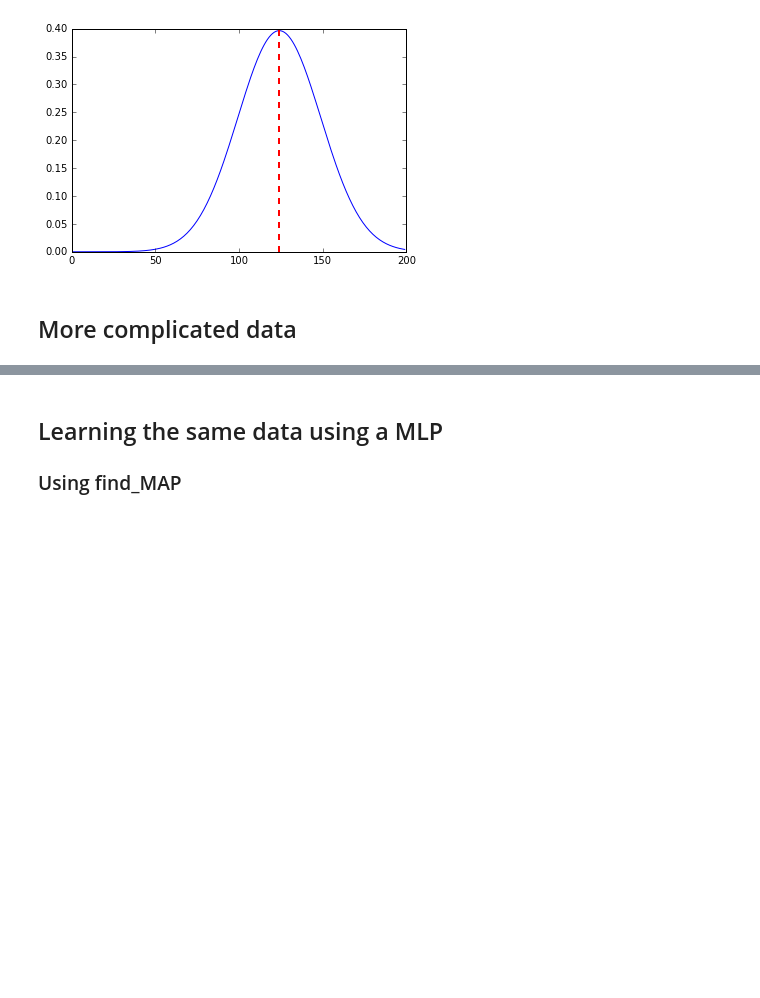
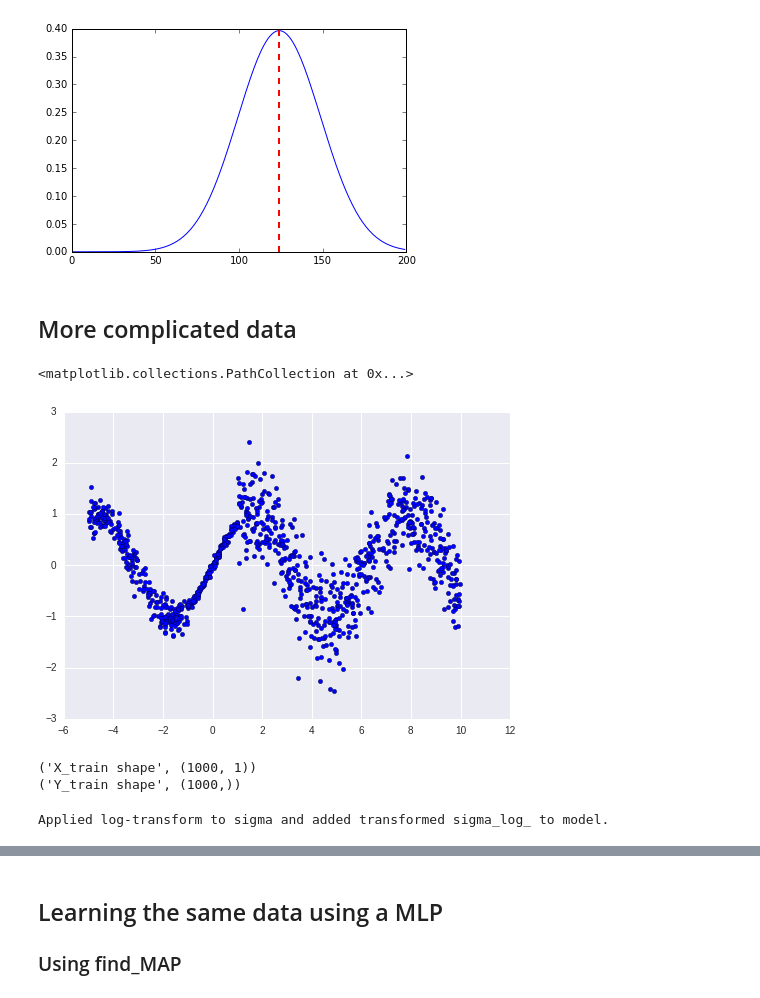
Before and after one commit to davidbp/connectionist, a Jupyter notebook: bayesianNNet/bayesian_regression_mlp.ipynb, the cells around one changed output, grey strips where cells are left out. Drawn from its saved outputs; the diff is of its cells as text; code cells hidden in the pictures; blank space fills up the shorter version.

```diff
--- a/bayesianNNet/bayesian_regression_mlp.ipynb
+++ b/bayesianNNet/bayesian_regression_mlp.ipynb
@@ -481,0 +487,77 @@ plt.axvline(np.argmax(prob_t_given_x),
+# %%
+X,Y = generate_1dsinusoidal_data(num_samples=1000, seed_val=123)
+# %%
+plt.scatter(X,Y)
+# %% [output]
+<matplotlib.collections.PathCollection at 0x...>
+[figure, added]
+# %%
+X_train = X.reshape( (len(X),1))
+Y_train = Y
+
+print("X_train shape", X_train.shape)
+print("Y_train shape", Y_train.shape)
+# %% [output]
+('X_train shape', (1000, 1))
+('Y_train shape', (1000,))
+# %%
+import theano
+import theano.tensor as T
+import pymc3
+import pymc3 as pm
+
+std_val = 0.5
+n_hidden = 5
+input_dim = 1
+output_dim = 1
+
+ann_input = theano.shared(X_train)
+ann_output = theano.shared(Y_train)
+
+# Initialize random weights between each layer
+init_w1 = np.random.randn(input_dim , n_hidden)
+init_b1 = np.random.randn(n_hidden)
+
+init_w2 = np.random.randn(n_hidden, )
+init_b2 = np.random.randn(output_dim )
+
+mlp = pymc3.Model()
+
+with mlp:
+    #######################################
+    # Prior distributions over parameters #
+    #######################################
+
+    # Weights from input to hidden layer
+    weights_in_1 = pm.Normal('w_0_1', 0, sd=std_val,
+                             shape=(input_dim , n_hidden),
+                             testval=init_w1)
+
+    bias_in_1 =  pm.Normal('b_1', 0, sd=1,
+                           shape= (n_hidden,),
+                           testval=init_b1)
+
+    # Weights from 1st to 2nd (output) layer
+    weights_1_out = pm.Normal('w_1_2', 0, sd=std_val,
+                              shape=(n_hidden, ),
+                              testval=init_w2)
+
+    bias_in_2 =  pm.Normal('b_2', 0, sd=1,
+                           shape= (output_dim,),
+                           testval=init_b2)
+
+    sigma = pymc3.HalfCauchy('sigma', beta=10, testval=1.)
+
+    ####################
+    # Model definition #
+    ####################
+
+    # Expected value of outcome
+    act_1 = T.nnet.relu(T.dot(ann_input, weights_in_1) + bias_in_1)
+    act_out = T.dot(act_1, weights_1_out) + bias_in_2
+
+    # Likelihood (sampling distribution) of observations
+    #Y_obs = pm.Normal('Y_obs', mu=act_out, observed=ann_output)
+    Y_obs = pm.Normal('Y_obs', mu=act_out, sd=sigma, observed=ann_output)
+# %% [output]
+Applied log-transform to sigma and added transformed sigma_log_ to model.
```
Also changed, not shown: parts of 18 cells of this notebook, 3 other files.
